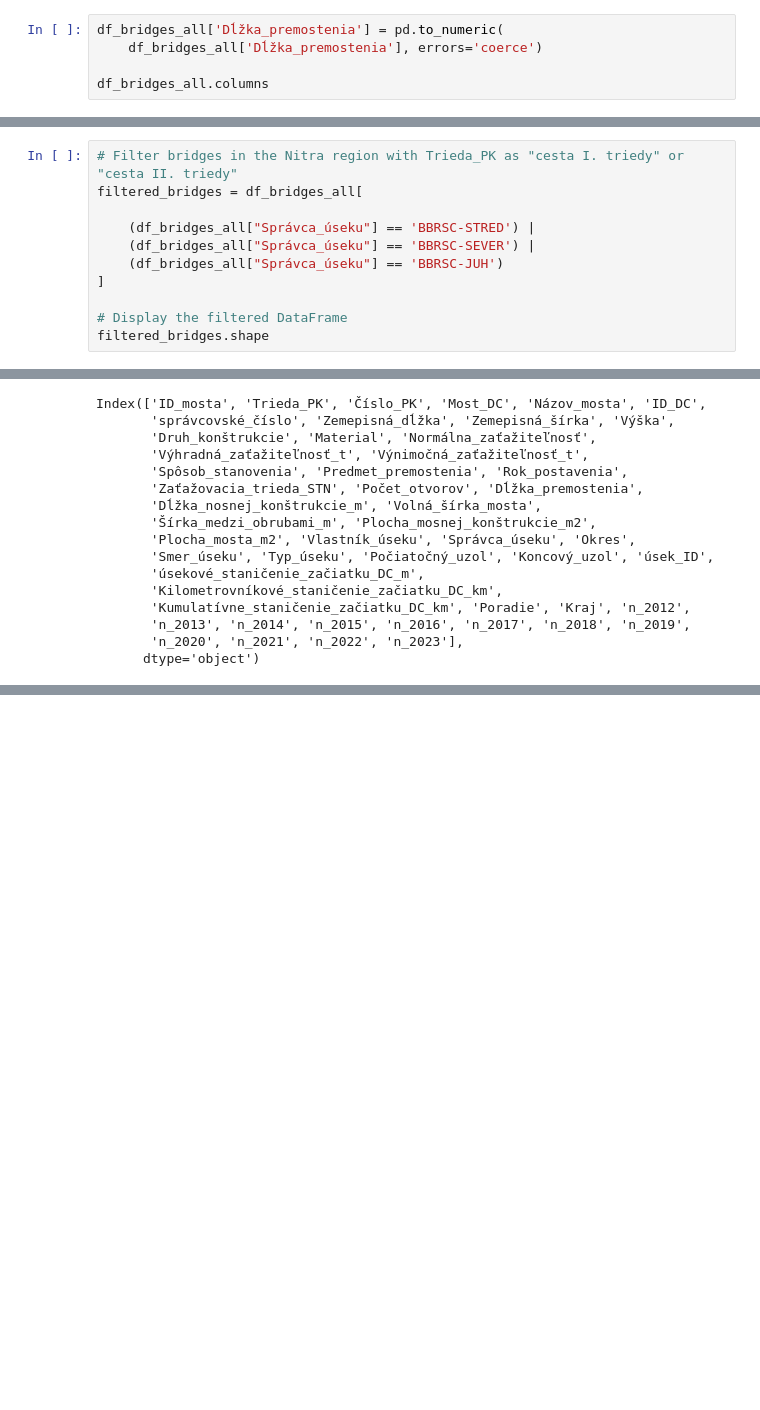
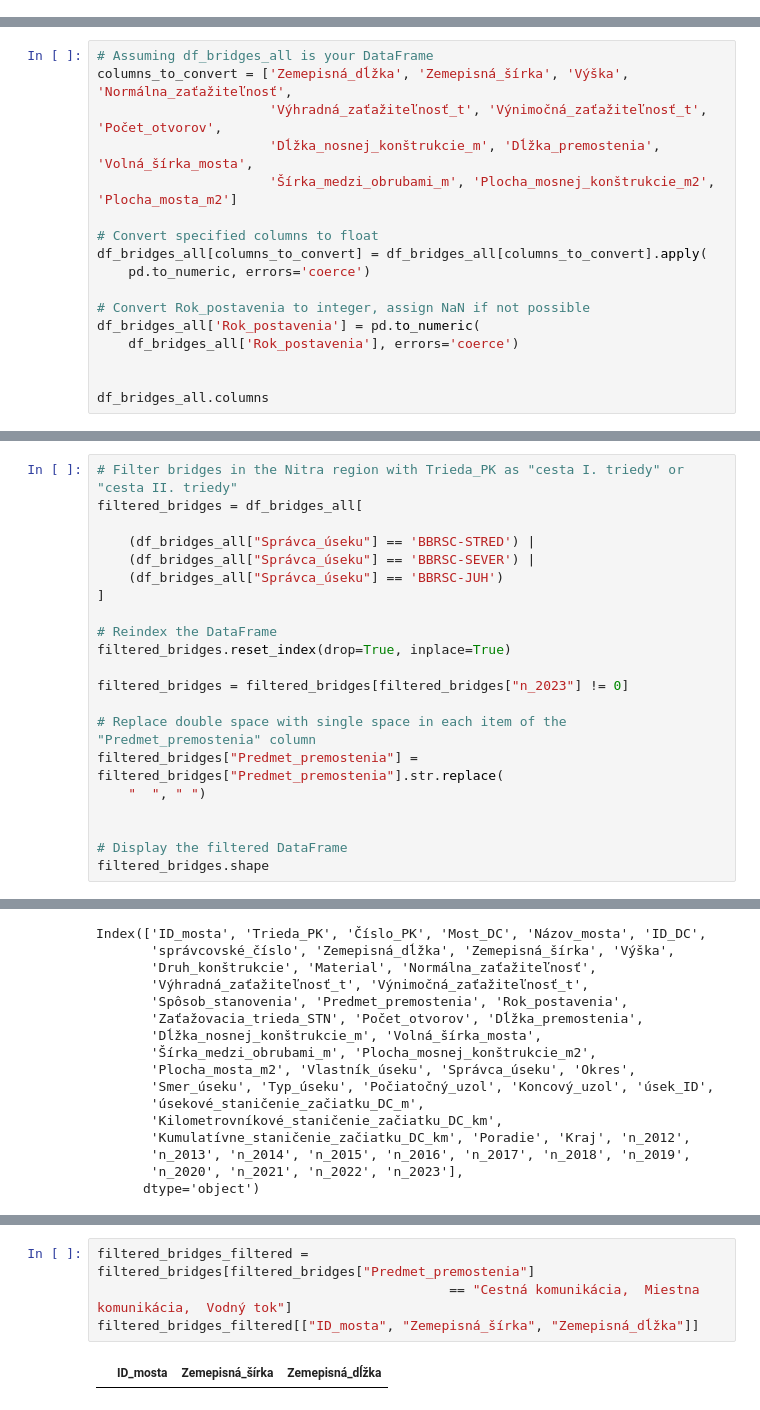
Before and after one commit to Medvedku/Bridges, a Jupyter notebook: 06_SC_BB/DT/00_data_BB.ipynb, the cells around one changed output, grey strips where cells are left out. Saved outputs shown, nothing was run; the diff lists cells and outputs as text; blank space fills up the shorter version.

```diff
--- a/06_SC_BB/DT/00_data_BB.ipynb
+++ b/06_SC_BB/DT/00_data_BB.ipynb
@@ -28,5 +27,0 @@ df_survey = pd.read_csv(survey_path, encoding='utf-8', delimiter=',')
-# %%
-df_bridges_all['Dĺžka_premostenia'] = pd.to_numeric(
-    df_bridges_all['Dĺžka_premostenia'], errors='coerce')
-
-df_bridges_all.columns
@@ -49,0 +28,17 @@ Index(['ID_mosta', 'Trieda_PK', 'Číslo_PK', 'Most_DC', 'Názov_mosta', 'ID_DC'
+# %%
+# Assuming df_bridges_all is your DataFrame
+columns_to_convert = ['Zemepisná_dĺžka', 'Zemepisná_šírka', 'Výška', 'Normálna_zaťažiteľnosť',
+                      'Výhradná_zaťažiteľnosť_t', 'Výnimočná_zaťažiteľnosť_t', 'Počet_otvorov',
+                      'Dĺžka_nosnej_konštrukcie_m', 'Dĺžka_premostenia', 'Volná_šírka_mosta',
+                      'Šírka_medzi_obrubami_m', 'Plocha_mosnej_konštrukcie_m2', 'Plocha_mosta_m2']
+
+# Convert specified columns to float
+df_bridges_all[columns_to_convert] = df_bridges_all[columns_to_convert].apply(
+    pd.to_numeric, errors='coerce')
+
+# Convert Rok_postavenia to integer, assign NaN if not possible
+df_bridges_all['Rok_postavenia'] = pd.to_numeric(
+    df_bridges_all['Rok_postavenia'], errors='coerce')
+
+
+df_bridges_all.columns
@@ -56,6 +68,16 @@ filtered_bridges = df_bridges_all[
     (df_bridges_all["Správca_úseku"] == 'BBRSC-JUH')
 ]
 
+# Reindex the DataFrame
+filtered_bridges.reset_index(drop=True, inplace=True)
+
+filtered_bridges = filtered_bridges[filtered_bridges["n_2023"] != 0]
+
+# Replace double space with single space in each item of the "Predmet_premostenia" column
+filtered_bridges["Predmet_premostenia"] = filtered_bridges["Predmet_premostenia"].str.replace(
+    "  ", " ")
+
+
 # Display the filtered DataFrame
 filtered_bridges.shape
 # %% [output]
@@ -229,0 +826,6 @@ Name: 3910, dtype: object
+# %%
+filtered_bridges_filtered = filtered_bridges[filtered_bridges["Predmet_premostenia"]
+                                             == "Cestná komunikácia,  Miestna komunikácia,  Vodný tok"]
+filtered_bridges_filtered[["ID_mosta", "Zemepisná_šírka", "Zemepisná_dĺžka"]]
+# %% [output]
+|  | ID_mosta | Zemepisná_šírka | Zemepisná_dĺžka |
```
Also changed, not shown: parts of 32 cells of this notebook, 7 other files.
